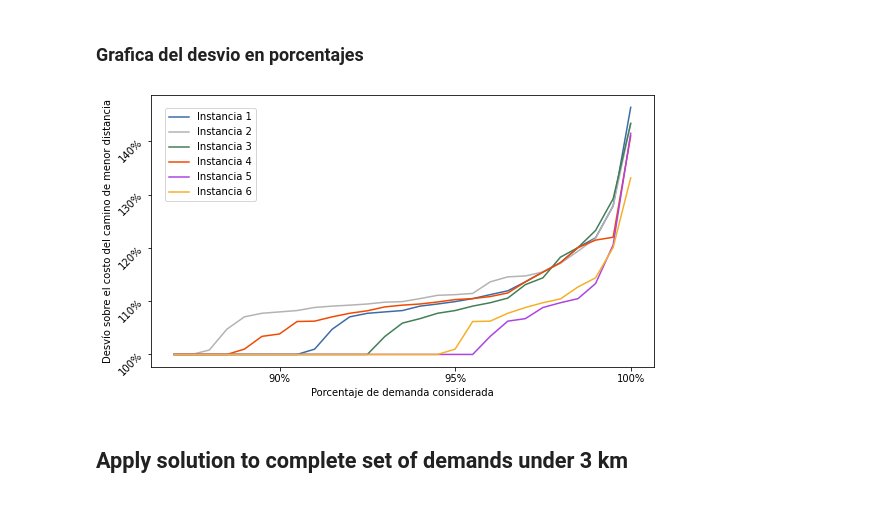
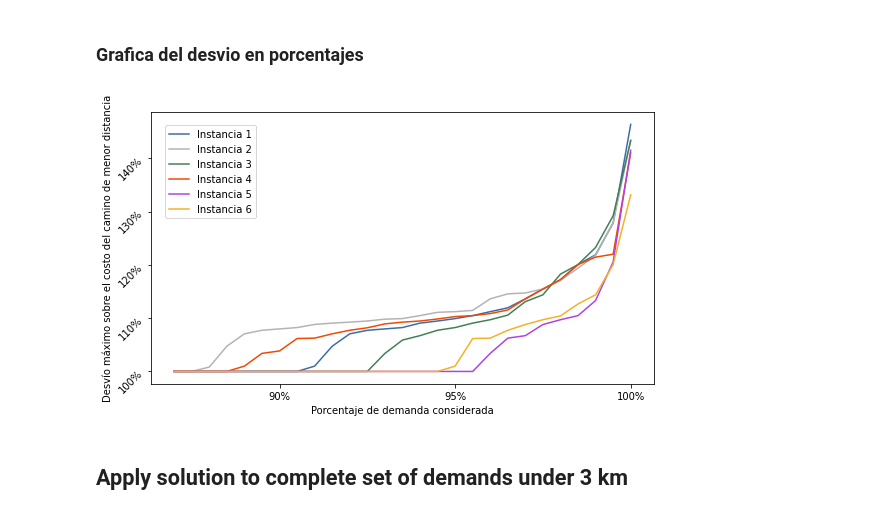
Before and after one commit to joaquinco/bicycle-network-design, a Jupyter notebook: notebooks/Montevideo.ipynb, the cells around one changed output. Drawn from its saved outputs; the diff is of its cells as text; code cells hidden in the pictures.

Commit message:
fix image ylabel

```diff
--- a/notebooks/Montevideo.ipynb
+++ b/notebooks/Montevideo.ipynb
@@ -286,35 +286,35 @@ colors = [
     bc.colors.gray_light,
     bc.colors.green,
     bc.colors.orange,
     bc.colors.violet,
     bc.colors.yellow,
 ]
 
 for color, entry in zip(colors, data):
     x, y = zip(*entry['points'])
     instance_number = instances_number[entry['name']]
     ax.plot(x, y, color=color, label=f'Instancia {instance_number}')
 
-ax.set_ylabel('Desvío sobre el costo del camino de menor distancia')
+ax.set_ylabel('Desvío máximo sobre el costo del camino de menor distancia')
 ax.set_xlabel('Porcentaje de demanda considerada')
 
 y_ticks = [100 + 10 * n for n in range(5)]
 ax.set_yticks(y_ticks)
 ax.set_yticklabels([f'{t}%' for t in y_ticks])
 ax.tick_params(axis='y', which='both', labelrotation=45)
 
 x_ticks = np.arange(0.9, 1.01, step=0.05)
 ax.set_xticks(x_ticks)
 ax.set_xticklabels(['{:.0f}%'.format(100 * t) for t in x_ticks])
 
 ax.legend(loc=(0.027, 0.61))
 
 fig.savefig(
     os.path.join(resources_path, 'montevideo_shortest_path_distance_deviation.png'),
     dpi=300,
 )
 # %% [output]
-[figure, old version]
+[figure, new version]
 # %% [markdown]
 ## Apply solution to complete set of demands under 3 km
 # %%
```
Also changed, not shown: 1 other file.
